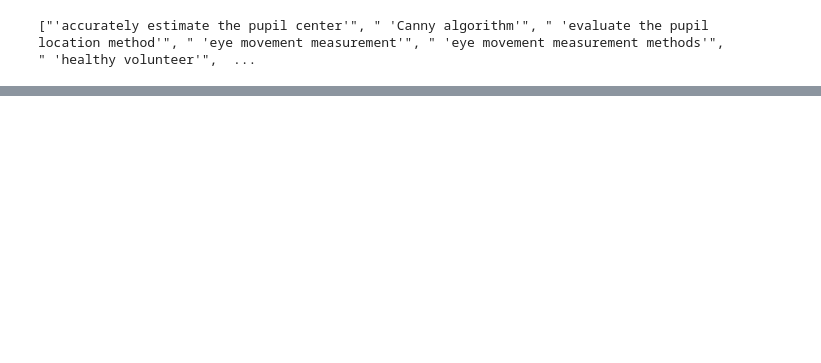
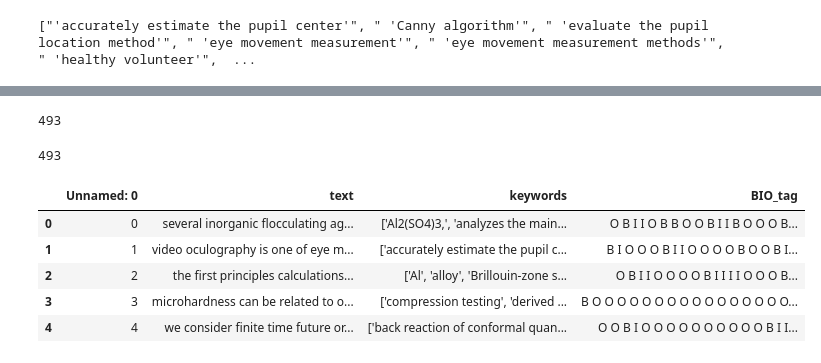
Before and after one commit to RM-RITIK/BTechMajorProject, a Jupyter notebook: BERT_Tagging_Method2.ipynb, the cells around one changed output, grey strips where cells are left out. Drawn from its saved outputs; the diff is of its cells as text; code cells hidden in the pictures; blank space fills up the shorter version.

Commit message:
New Script For Finding BIO Tagged Dataset

```diff
--- a/BERT_Tagging_Method2.ipynb
+++ b/BERT_Tagging_Method2.ipynb
@@ -96,0 +112,2 @@ B O O O O B I I O O O O O B O O O O O O O O O O O O O O B O B I O O O O B I I O
+# %%
+df=pd.read_csv("ModifiedDataset2.csv")
@@ -96,0 +196,10 @@ B O O O O B I I O O O O O B O O O O O O O O O O O O O O B O B I O O O O B I I O
+# %%
+len(complete_tagged_list)
+# %% [output]
+493
+# %%
+len(df)
+# %% [output]
+493
+# %%
+df.insert(3, "BIO_tag", complete_tagged_list , True)
@@ -96,0 +208,9 @@ B O O O O B I I O O O O O B O O O O O O O O O O O O O O B O B I O O O O B I I O
+# %%
+df.head()
+# %% [output]
+|  | Unnamed: 0 | text | keywords | BIO_tag |
+| 0 | 0 | several inorganic flocculating ag... | ['Al2(SO4)3,', 'analyzes the main... | O B I I O B B O O B I I B O O O B... |
+| 1 | 1 | video oculography is one of eye m... | ['accurately estimate the pupil c... | B I O O O B I I O O O O B O O B I... |
+| 2 | 2 | the first principles calculations... | ['Al', 'alloy', 'Brillouin-zone s... | O B I I O O O O B I I I I O O O B... |
+| 3 | 3 | microhardness can be related to o... | ['compression testing', 'derived ... | B O O O O O O O O O O O O O O O O... |
+| 4 | 4 | we consider finite time future or... | ['back reaction of conformal quan... | O O B I O O O O O O O O O O B I I... |
```
Also changed, not shown: parts of 14 cells of this notebook.
